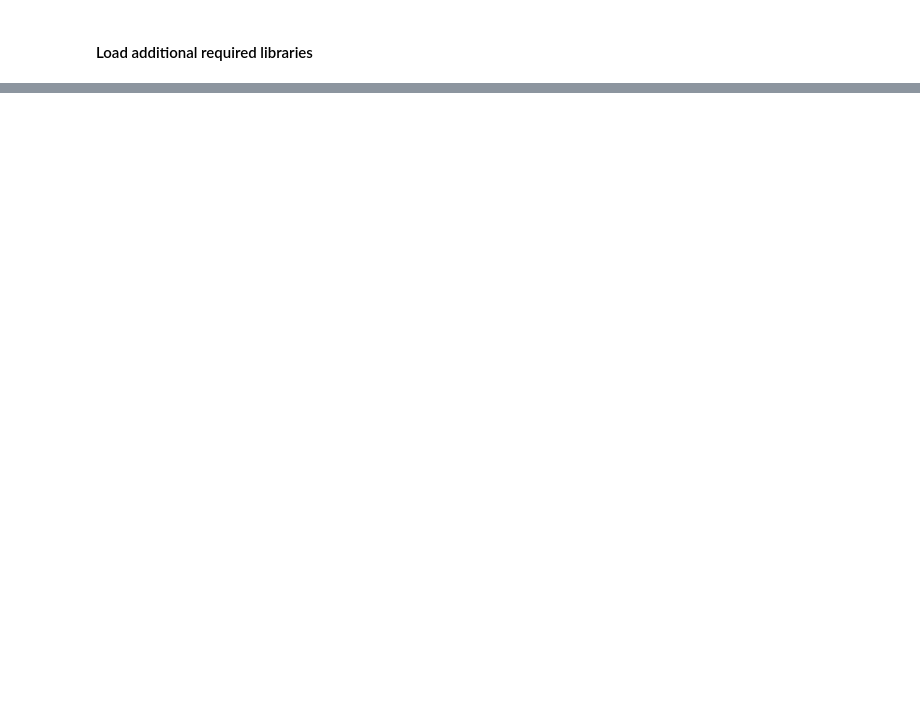
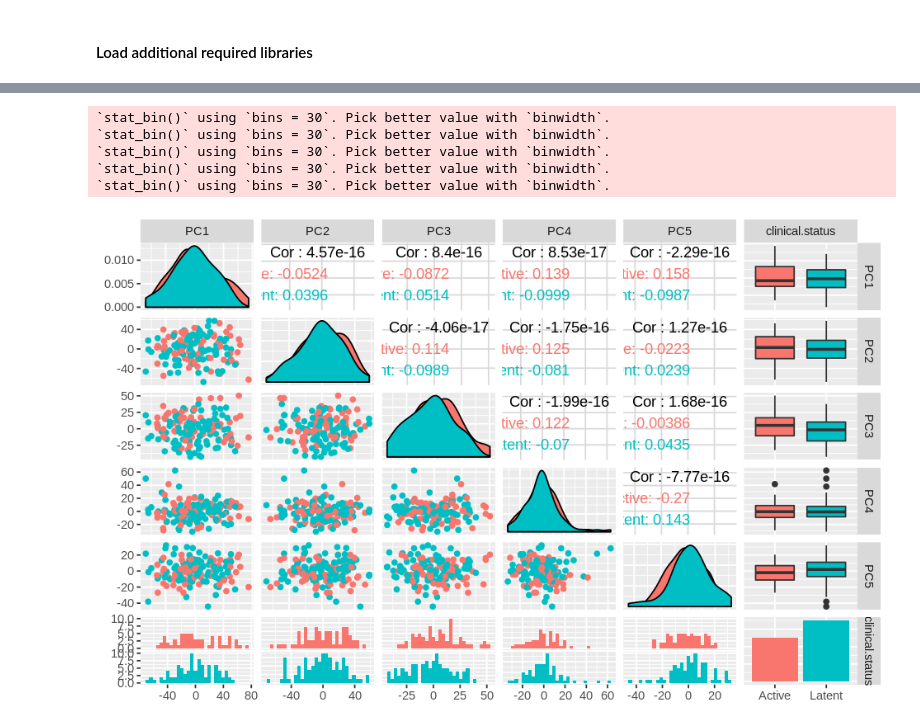
Before and after one commit to remi10001/TB, a Jupyter notebook: Time Since Infection RNA_Paper_Analysis.ipynb, the cells around one changed output, grey strips where cells are left out. Saved outputs shown, nothing was run; the diff lists cells and outputs as text; code cells hidden in the pictures; blank space fills up the shorter version.

```diff
--- a/Time Since Infection RNA_Paper_Analysis.ipynb
+++ b/Time Since Infection RNA_Paper_Analysis.ipynb
@@ -515,0 +606,3 @@ ERROR: Error in value[[3L]](cond): Package ‘Rcpp’ version 0.12.13 cannot be
+# %%
+gg.PCA.monkey.disease = as.data.frame(PCA.monkey$x[,1:5])
+gg.PCA.monkey.disease$clinical.status = pheno$clinical.status
@@ -515,0 +622,3 @@ ERROR: Error in value[[3L]](cond): Package ‘Rcpp’ version 0.12.13 cannot be
+# %%
+gg.PCA.monkey.infect.disease = as.data.frame(PCA.monkey_infect$x[,1:5])
+gg.PCA.monkey.infect.disease$clinical.status = pheno[pheno$time.period != "pre.infect",]$clinical.status
@@ -515,0 +638,13 @@ ERROR: Error in value[[3L]](cond): Package ‘Rcpp’ version 0.12.13 cannot be
+# %%
+m_early = monkey_var_genes[, pheno$time.period %in% c("early")]
+m_middle = monkey_var_genes[, pheno$time.period %in% c("middle")]
+m_late = monkey_var_genes[, pheno$time.period %in% c("late")]
+
+
+PCA.monkey_early = prcomp(t(m_early), scale.=T)
+PCA.monkey_middle = prcomp(t(m_middle), scale.=T)
+PCA.monkey_late = prcomp(t(m_late), scale.=T)
+# %%
+gg.PCA.monkey.early.disease = as.data.frame(PCA.monkey_early$x[,1:5])
+gg.PCA.monkey.early.disease$clinical.status = pheno[pheno$time.period == "early",]$clinical.status
+print(ggpairs(gg.PCA.monkey.early.disease, aes(colour = clinical.status)))
@@ -515,0 +658,11 @@ ERROR: Error in value[[3L]](cond): Package ‘Rcpp’ version 0.12.13 cannot be
+# %%
+gg.PCA.monkey.middle.disease = as.data.frame(PCA.monkey_middle$x[,1:5])
+gg.PCA.monkey.middle.disease$clinical.status = pheno[pheno$time.period == "middle",]$clinical.status
+print(ggpairs(gg.PCA.monkey.middle.disease, aes(colour = clinical.status)))
+# %% [output]
+`stat_bin()` using `bins = 30`. Pick better value with `binwidth`.
+`stat_bin()` using `bins = 30`. Pick better value with `binwidth`.
+`stat_bin()` using `bins = 30`. Pick better value with `binwidth`.
+`stat_bin()` using `bins = 30`. Pick better value with `binwidth`.
+`stat_bin()` using `bins = 30`. Pick better value with `binwidth`.
+[figure, added]
```
Also changed, not shown: parts of 36 cells of this notebook.
